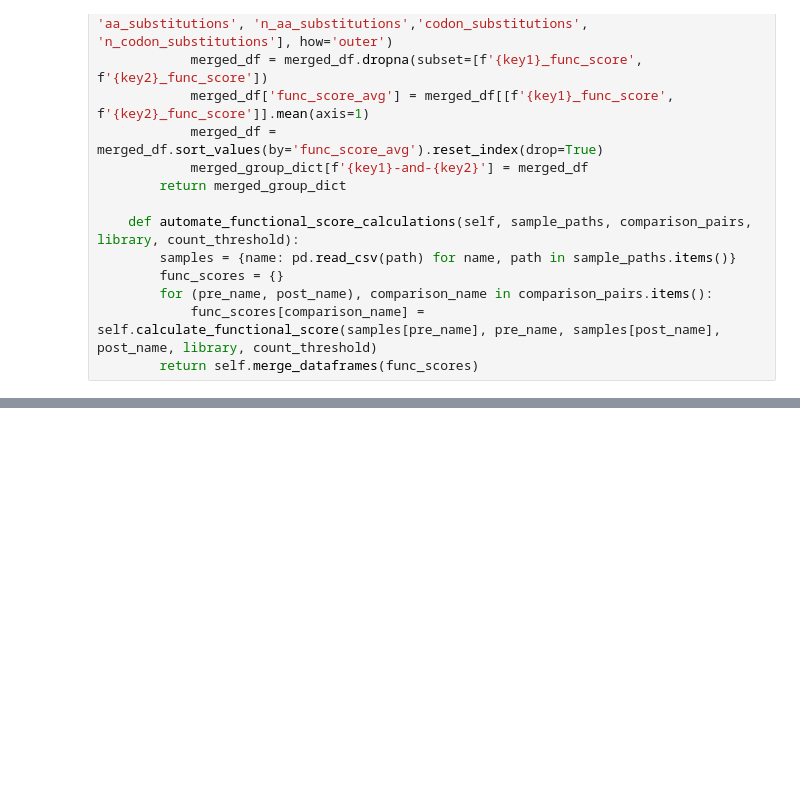
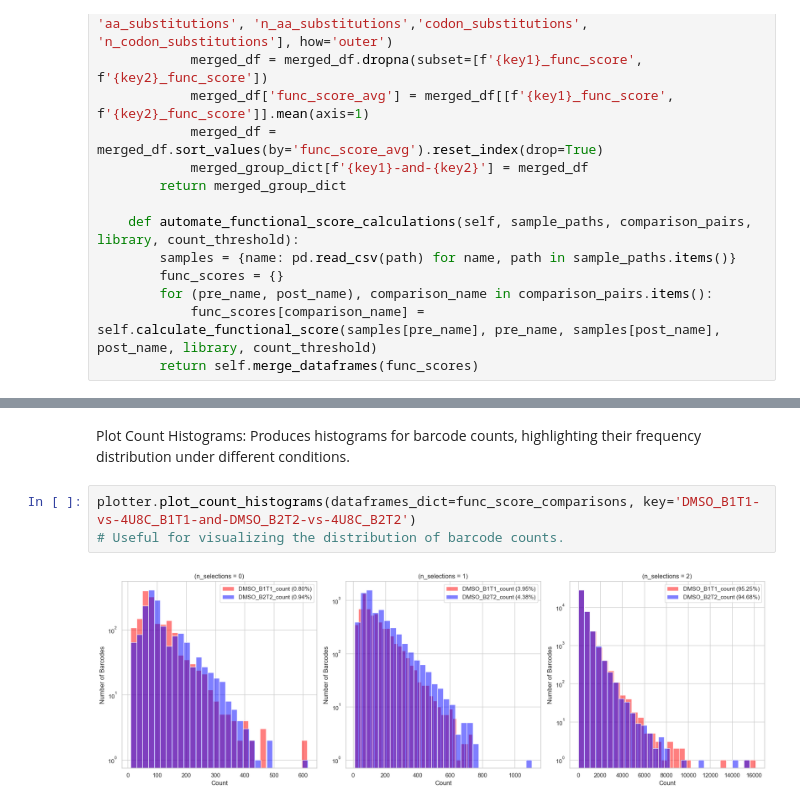
Before and after one commit to kwalcott97/kw_dms, a Jupyter notebook: Untitled.ipynb, the cells around one changed output, grey strips where cells are left out. Cells and saved outputs as stored; diff of their text form; blank space fills up the shorter version.

```diff
--- a/Untitled.ipynb
+++ b/Untitled.ipynb
@@ -87,0 +330,8 @@ func_score_comparisons
+# %% [markdown]
+Plot Count Histograms:
+Produces histograms for barcode counts, highlighting their frequency distribution under different conditions.
+# %%
+plotter.plot_count_histograms(dataframes_dict=func_score_comparisons, key='DMSO_B1T1-vs-4U8C_B1T1-and-DMSO_B2T2-vs-4U8C_B2T2')
+# Useful for visualizing the distribution of barcode counts.
+# %% [output]
+[figure, added]
```
Also changed, not shown: parts of 14 cells of this notebook, 1 other file.
